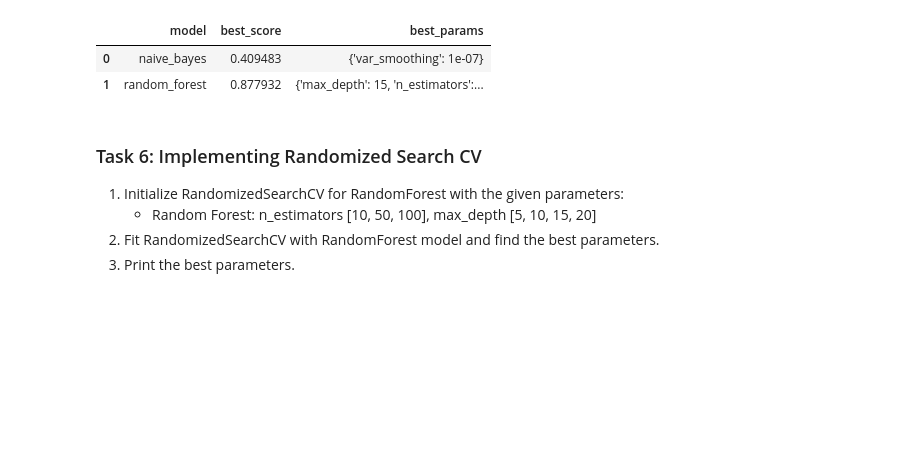
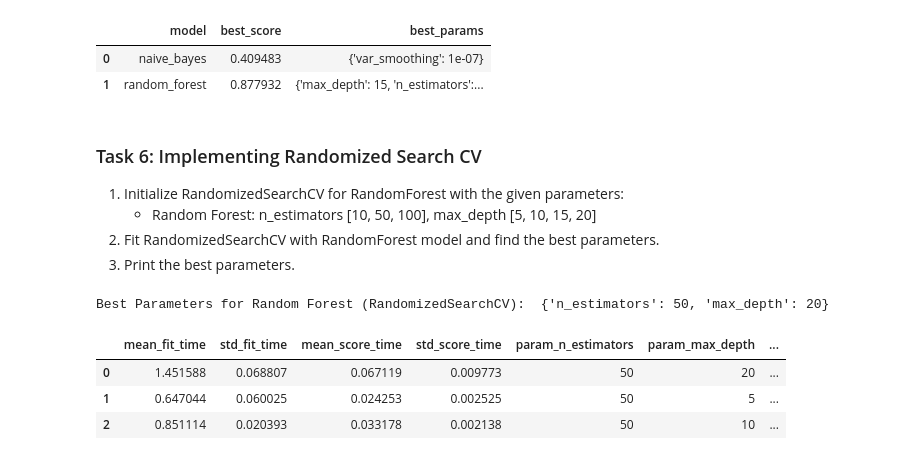
Before and after one commit to HanadIsmail/Machine-learning, a Jupyter notebook: Daily works/9 Model Evaluation & fine Tuning/7 Model_evaluation_Exercise2/assignment.ipynb, the cells around one changed output. Drawn from its saved outputs; the diff is of its cells as text; code cells hidden in the pictures; blank space fills up the shorter version.

```diff
--- a/Daily works/9 Model Evaluation & fine Tuning/7 Model_evaluation_Exercise2/assignment.ipynb
+++ b/Daily works/9 Model Evaluation & fine Tuning/7 Model_evaluation_Exercise2/assignment.ipynb
@@ -251,6 +251,23 @@ df_scores
 2. Print the best parameters.
 # %%
 # Initialize RandomizedSearchCV and fit with RandomForest model
-
+from sklearn.model_selection import RandomizedSearchCV
+clf = RandomizedSearchCV(
+    RandomForestClassifier(),
+    {'n_estimators': [10, 50, 100], 'max_depth': [5, 10, 15, 20]},
+    cv=7,
+    return_train_score=False,
+    n_iter=3
+)
+clf.fit(X, y)
 
 # Print Best Parameters
+print("Best Parameters for Random Forest (RandomizedSearchCV): ", clf.best_params_)
+df = pd.DataFrame(clf.cv_results_)
+df
+# %% [output]
+Best Parameters for Random Forest (RandomizedSearchCV):  {'n_estimators': 50, 'max_depth': 20}
+|  | mean_fit_time | std_fit_time | mean_score_time | std_score_time | param_n_estimators | param_max_depth | ... |
+| 0 | 1.451588 | 0.068807 | 0.067119 | 0.009773 | 50 | 20 | ... |
+| 1 | 0.647044 | 0.060025 | 0.024253 | 0.002525 | 50 | 5 | ... |
+| 2 | 0.851114 | 0.020393 | 0.033178 | 0.002138 | 50 | 10 | ... |
```
Also changed, not shown: 1 other file.
